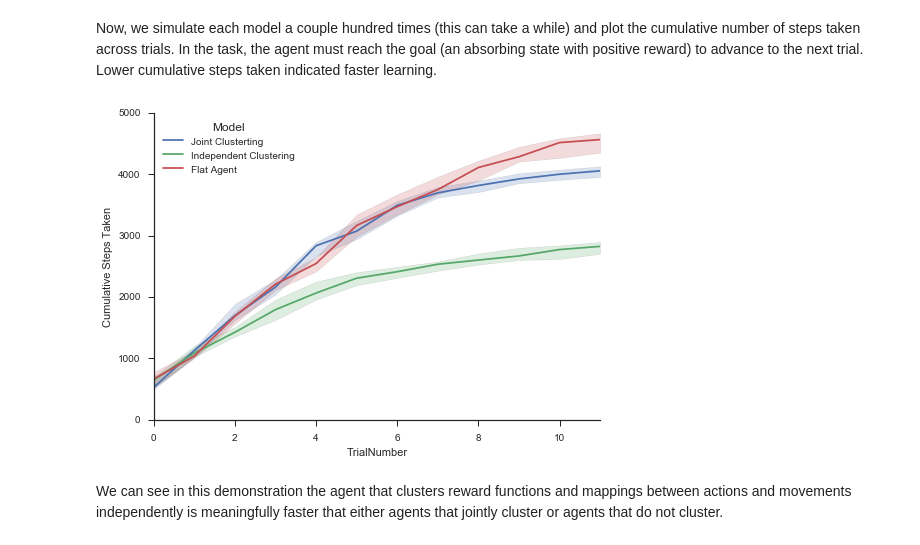
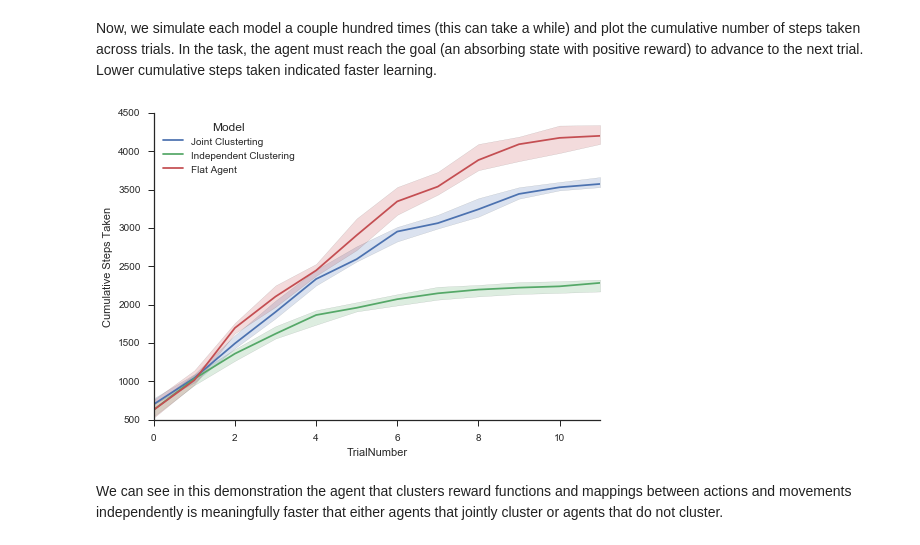
Before and after one commit to nicktfranklin/IndependentClusters, a Jupyter notebook: Demonstration.ipynb, the cells around one changed output. Cells and saved outputs as stored; diff of their text form; code cells hidden in the pictures.

```diff
--- a/Demonstration.ipynb
+++ b/Demonstration.ipynb
@@ -115,24 +115,24 @@ trials. In the task, the agent must reach the goal (an absorbing state with posi
 to advance to the next trial. Lower cumulative steps taken indicated faster learning.
 # %%
 n_sim = 100
-agent_kwargs = dict(discount_rate=0.75, inverse_temperature=15.0, epsilon=0.025)
+agent_kwargs = dict(discount_rate=0.75, inverse_temperature=10.0)
 results = simulate_task(n_sim, task_kwargs, agent_kwargs=agent_kwargs, alpha=1.0)
 
 # define the parameters to plot the results
 tsplot_kwargs = dict(
     time='TrialNumber',
     value='Cumulative Steps Taken',
     data=results[results['In goal']],
     unit='Simulation Number',
     condition='Model',
     estimator=np.median
 )
 
 with sns.axes_style('ticks'):
     sns.tsplot(**tsplot_kwargs)
     sns.despine()
 # %% [output]
-[figure, old version]
+[figure, new version]
 # %% [markdown]
 We can see in this demonstration the agent that clusters reward functions and mappings between actions and movements independently is meaningfully faster that either agents that jointly cluster or agents that do not cluster.
 # %% [markdown]
```
Also changed, not shown: parts of 2 cells of this notebook.
